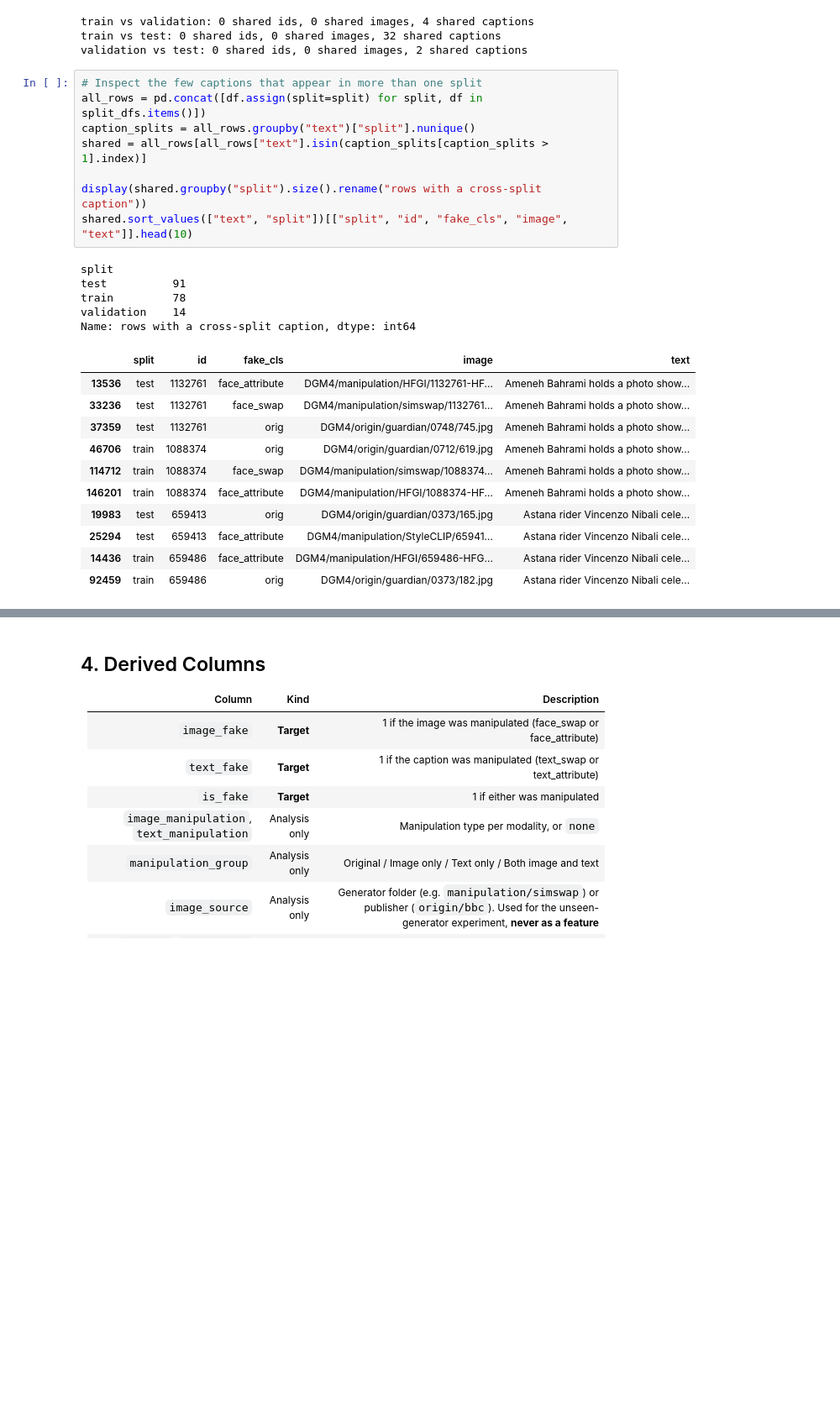
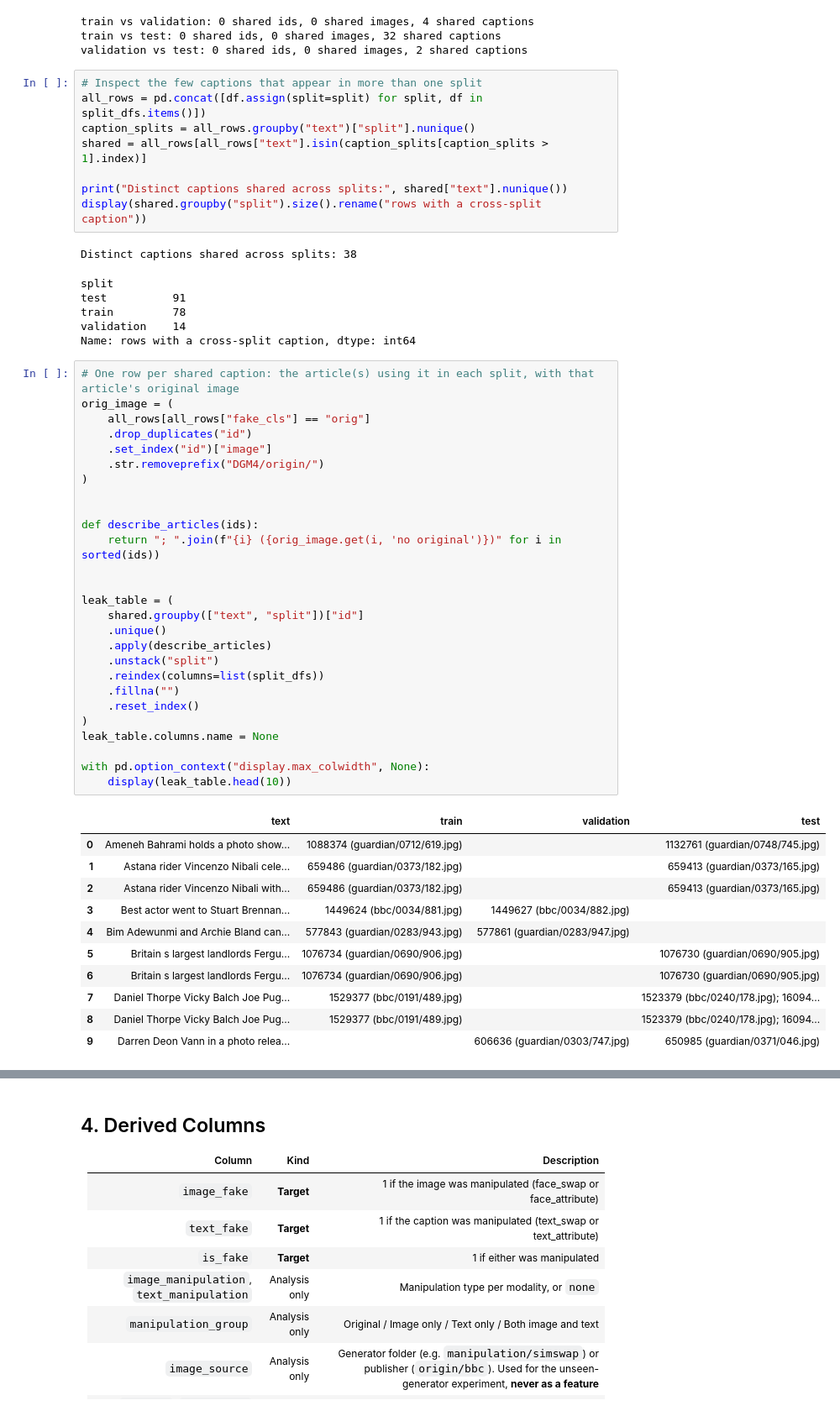
Before and after one commit to mfchloe/bt4012-team12, a Jupyter notebook: notebooks/02_data_cleaning.ipynb, the cells around one changed output, grey strips where cells are left out. Shown at 84% size. Drawn from its saved outputs; the diff is of its cells as text; blank space fills up the shorter version.

```diff
--- a/notebooks/02_data_cleaning.ipynb
+++ b/notebooks/02_data_cleaning.ipynb
@@ -159,23 +163,52 @@ all_rows = pd.concat([df.assign(split=split) for split, df in split_dfs.items()]
 caption_splits = all_rows.groupby("text")["split"].nunique()
 shared = all_rows[all_rows["text"].isin(caption_splits[caption_splits > 1].index)]
 
+print("Distinct captions shared across splits:", shared["text"].nunique())
 display(shared.groupby("split").size().rename("rows with a cross-split caption"))
-shared.sort_values(["text", "split"])[["split", "id", "fake_cls", "image", "text"]].head(10)
 # %% [output]
-split
-test          91
-train         78
-validation    14
-Name: rows with a cross-split caption, dtype: int64
+Distinct captions shared across splits: 38
-|  | split | id | fake_cls | image | text |
-| 13536 | test | 1132761 | face_attribute | DGM4/manipulation/HFGI/1132761-HF... | Ameneh Bahrami holds a photo show... |
-| 33236 | test | 1132761 | face_swap | DGM4/manipulation/simswap/1132761... | Ameneh Bahrami holds a photo show... |
-| 37359 | test | 1132761 | orig | DGM4/origin/guardian/0748/745.jpg | Ameneh Bahrami holds a photo show... |
-| 46706 | train | 1088374 | orig | DGM4/origin/guardian/0712/619.jpg | Ameneh Bahrami holds a photo show... |
-| 114712 | train | 1088374 | face_swap | DGM4/manipulation/simswap/1088374... | Ameneh Bahrami holds a photo show... |
-| 146201 | train | 1088374 | face_attribute | DGM4/manipulation/HFGI/1088374-HF... | Ameneh Bahrami holds a photo show... |
-| 19983 | test | 659413 | orig | DGM4/origin/guardian/0373/165.jpg | Astana rider Vincenzo Nibali cele... |
-| 25294 | test | 659413 | face_attribute | DGM4/manipulation/StyleCLIP/65941... | Astana rider Vincenzo Nibali cele... |
-| 14436 | train | 659486 | face_attribute | DGM4/manipulation/HFGI/659486-HFG... | Astana rider Vincenzo Nibali cele... |
-| 92459 | train | 659486 | orig | DGM4/origin/guardian/0373/182.jpg | Astana rider Vincenzo Nibali cele... |
+split
+test          91
+train         78
+validation    14
+Name: rows with a cross-split caption, dtype: int64
+# %%
+# One row per shared caption: the article(s) using it in each split, with that article's original image
+orig_image = (
+    all_rows[all_rows["fake_cls"] == "orig"]
+    .drop_duplicates("id")
+    .set_index("id")["image"]
+    .str.removeprefix("DGM4/origin/")
+)
+
+
+def describe_articles(ids):
+    return "; ".join(f"{i} ({orig_image.get(i, 'no original')})" for i in sorted(ids))
+
+
+leak_table = (
+    shared.groupby(["text", "split"])["id"]
+    .unique()
+    .apply(describe_articles)
+    .unstack("split")
+    .reindex(columns=list(split_dfs))
+    .fillna("")
+    .reset_index()
+)
+leak_table.columns.name = None
+
+with pd.option_context("display.max_colwidth", None):
+    display(leak_table.head(10))
+# %% [output]
+|  | text | train | validation | test |
+| 0 | Ameneh Bahrami holds a photo show... | 1088374 (guardian/0712/619.jpg) |  | 1132761 (guardian/0748/745.jpg) |
+| 1 | Astana rider Vincenzo Nibali cele... | 659486 (guardian/0373/182.jpg) |  | 659413 (guardian/0373/165.jpg) |
+| 2 | Astana rider Vincenzo Nibali with... | 659486 (guardian/0373/182.jpg) |  | 659413 (guardian/0373/165.jpg) |
+| 3 | Best actor went to Stuart Brennan... | 1449624 (bbc/0034/881.jpg) | 1449627 (bbc/0034/882.jpg) |  |
+| 4 | Bim Adewunmi and Archie Bland can... | 577843 (guardian/0283/943.jpg) | 577861 (guardian/0283/947.jpg) |  |
+| 5 | Britain s largest landlords Fergu... | 1076734 (guardian/0690/906.jpg) |  | 1076730 (guardian/0690/905.jpg) |
+| 6 | Britain s largest landlords Fergu... | 1076734 (guardian/0690/906.jpg) |  | 1076730 (guardian/0690/905.jpg) |
+| 7 | Daniel Thorpe Vicky Balch Joe Pug... | 1529377 (bbc/0191/489.jpg) |  | 1523379 (bbc/0240/178.jpg); 16094... |
+| 8 | Daniel Thorpe Vicky Balch Joe Pug... | 1529377 (bbc/0191/489.jpg) |  | 1523379 (bbc/0240/178.jpg); 16094... |
+| 9 | Darren Deon Vann in a photo relea... |  | 606636 (guardian/0303/747.jpg) | 650985 (guardian/0371/046.jpg) |
 # %% [markdown]
```
Also changed, not shown: parts of 6 cells of this notebook, 7 other files.
